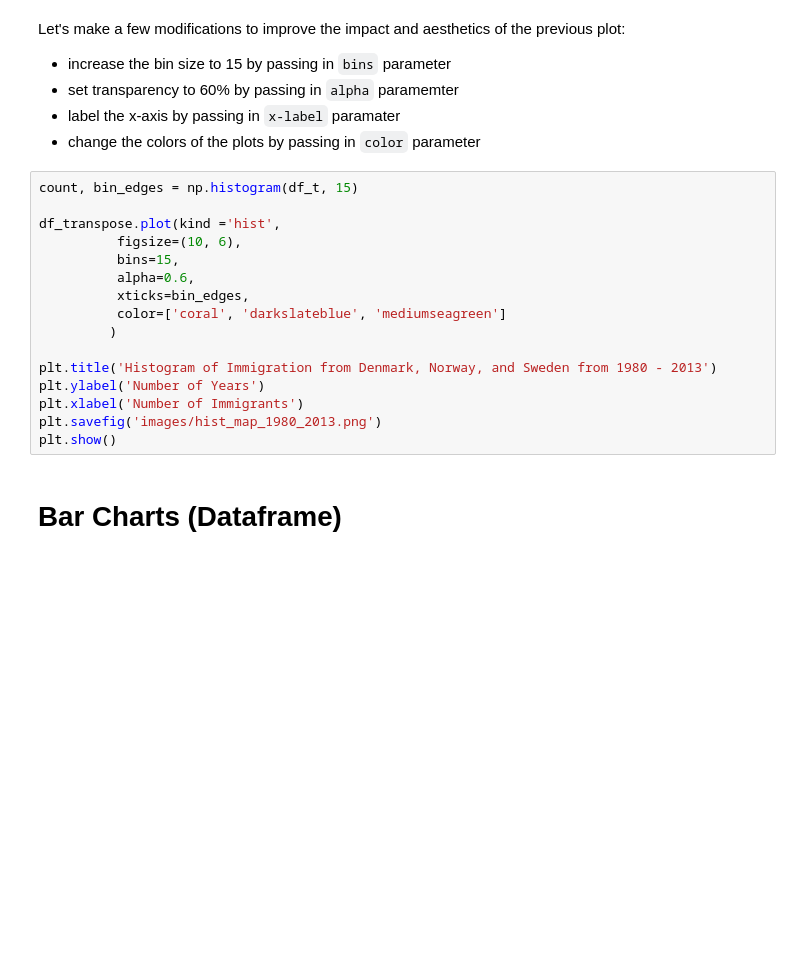
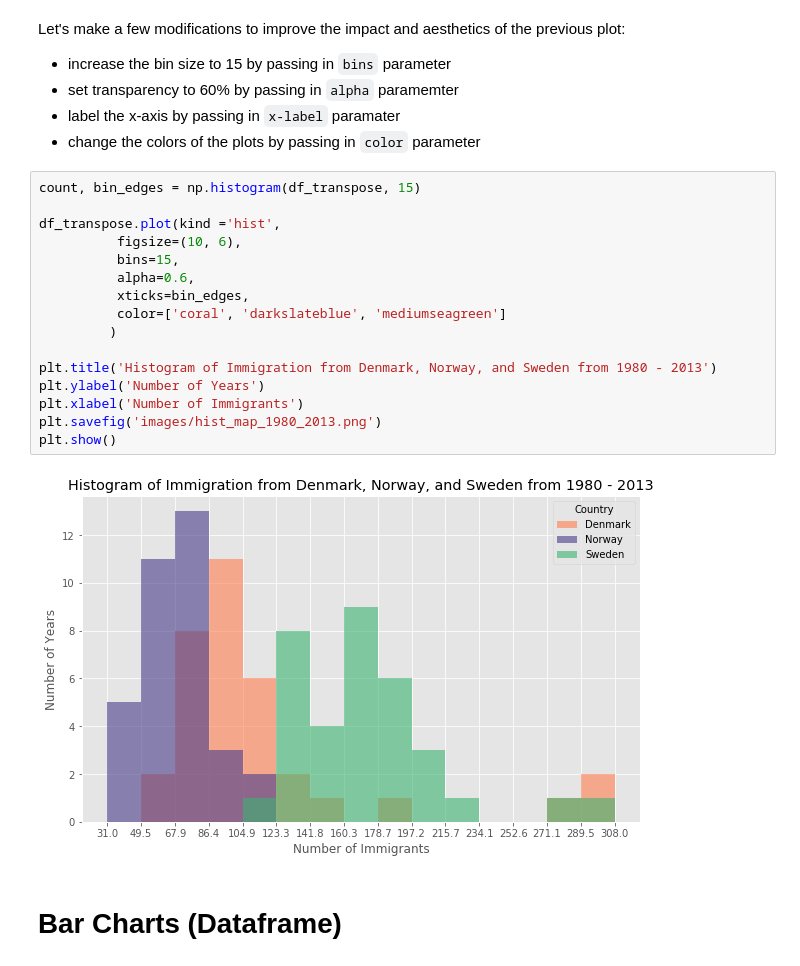
Before and after one commit to sushant822/Data-Visualization-Immigration-to-Canada-Area-Hist-Bar, a Jupyter notebook: Data Visualization-Immigration to Canada-Area-Hist-Bar.ipynb, the cells around one changed output. Saved outputs shown, nothing was run; the diff lists cells and outputs as text; blank space fills up the shorter version.

```diff
--- a/Data Visualization-Immigration to Canada-Area-Hist-Bar.ipynb
+++ b/Data Visualization-Immigration to Canada-Area-Hist-Bar.ipynb
@@ -293,21 +328,23 @@ Let's make a few modifications to improve the impact and aesthetics of the previ
 * label the x-axis by passing in `x-label` paramater
 * change the colors of the plots by passing in `color` parameter
 # %%
-count, bin_edges = np.histogram(df_t, 15)
+count, bin_edges = np.histogram(df_transpose, 15)
 
 df_transpose.plot(kind ='hist',
           figsize=(10, 6),
           bins=15,
           alpha=0.6,
           xticks=bin_edges,
           color=['coral', 'darkslateblue', 'mediumseagreen']
          )
 
 plt.title('Histogram of Immigration from Denmark, Norway, and Sweden from 1980 - 2013')
 plt.ylabel('Number of Years')
 plt.xlabel('Number of Immigrants')
 plt.savefig('images/hist_map_1980_2013.png')
 plt.show()
+# %% [output]
+[figure, added]
 # %% [markdown]
 # Bar Charts (Dataframe) <a id="10"></a>
 # %%
```
Also changed, not shown: parts of 19 cells of this notebook.
